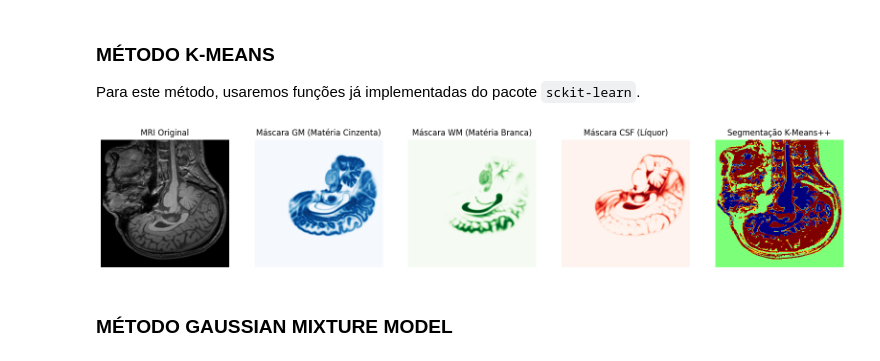
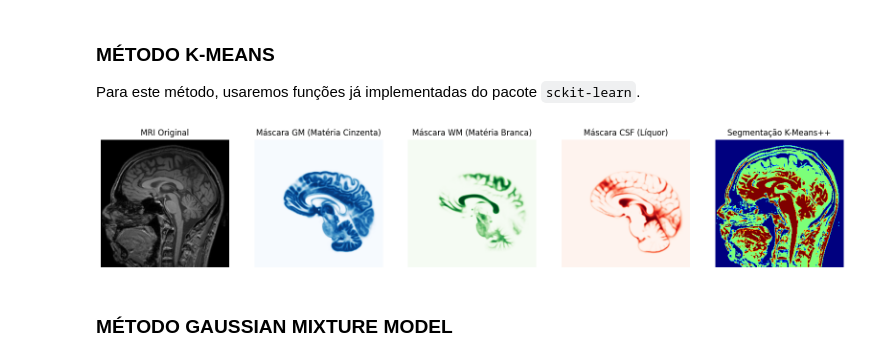
Before and after one commit to MBGustav/pdi3d-notes, a Jupyter notebook: Trabalho/Atividade-2.ipynb, the cells around one changed output. Cells and saved outputs as stored; diff of their text form; code cells hidden in the pictures.

```diff
--- a/Trabalho/Atividade-2.ipynb
+++ b/Trabalho/Atividade-2.ipynb
@@ -45,10 +156,6 @@ ClinicalImgPaths  = [
 ### MÉTODO K-MEANS
 Para este método, usaremos funções já implementadas do pacote `sckit-learn`.
 # %%
-import SimpleITK as sitk
-import numpy as np
-import matplotlib.pyplot as plt
-from sklearn.cluster import KMeans
 
 def reorient_image(image, reference):
     return sitk.Resample(image, reference, sitk.Transform(), sitk.sitkLinear, 0.0, image.GetPixelID())
@@ -68,75 +175,79 @@ def normalize_image(image_array: np.ndarray):
     return (image_array - mn) / (mx - mn)
 
 
-# Passo 1: Carregar a Imagem de MRI e as Máscaras
-image_path    = ClinicalImgPaths[1]
-mask_gm_path  = ATLAS_MNI_GM
-mask_wm_path  = ATLAS_MNI_WM
-mask_csf_path = ATLAS_MNI_CSF
+amostragem = 0.01
 
-# Ler imagens
-sitk_image = sitk.ReadImage(image_path)
-image_array = sitk.GetArrayFromImage(sitk_image)
+def kmeans_method(image_path, atlas_paths, sample_rate=0.01, n_clusters=3):
+    # Carregar a imagem de ressonância magnética
+    sitk_image = sitk.ReadImage(image_path)
+    image_array = sitk.GetArrayFromImage(sitk_image)
 
-mask_gm  = sitk.ReadImage(mask_gm_path)
-mask_wm  = sitk.ReadImage(mask_wm_path)
-mask_csf = sitk.ReadImage(mask_csf_path)
+    # Normalizar a imagem
+    image_array = normalize_image(image_array)
 
-#alteramos orientacao da imagem
-mask_gm  = reorient_image(mask_gm, sitk_image)
-mask_wm  = reorient_image(mask_wm, sitk_image)
-mask_csf = reorient_image(mask_csf, sitk_image)
+    # Carregar e reorientar as máscaras do atlas
+    masks = {key: reorient_image(sitk.ReadImage(path), sitk_image) for key, path in atlas_paths.items()}
 
-# obtemos o array da img normalizada
-mask_gm  = normalize_image(sitk.GetArrayFromImage(mask_gm))
-mask_wm  = normalize_image(sitk.GetArrayFromImage(mask_wm))
-mask_csf = normalize_image(sitk.GetArrayFromImage(mask_csf))
+    # Converter máscaras para arrays e normalizar
+    masks = {key: normalize_image(sitk.GetArrayFromImage(mask)) for key, mask in masks.items()}
 
+    # Redimensionar imagem para vetor (1D) para clustering
+    depth, height, width = image_array.shape
+    flat_image = image_array.reshape(-1, 1)
 
-# Passo 2: Aplicar K-Means++ para Segmentação
-depth, height, width = image_array.shape
-flat_image = image_array.reshape(-1, 1)
+    # Aplicar amostragem
+    num_samples = int(len(flat_image) * sample_rate)
+    sample_indices = np.random.choice(len(flat_image), num_samples, replace=False)
+    sample_data = flat_image[sample_indices]
 
-n_clusters = 3  # GM, WM, CSF
-kmeans = KMeans(n_clusters=n_clusters, init='k-means++', n_init=10, random_state=42)
-kmeans.fit(flat_image)
+    # Aplicar K-Means++
+    kmeans = KMeans(n_clusters=n_clusters, init='k-means++', n_init=10, random_state=42)
+    kmeans.fit(sample_data)
 
-# Obter rótulos e reconstruir a imagem segmentada
-segmented_labels = kmeans.labels_
-segmented_image = segmented_labels.reshape(depth, height, width)
+    # Obter rótulos para todos os pixels
+    segmented_labels = kmeans.predict(flat_image)
+    segmented_image = segmented_labels.reshape(depth, height, width)
 
-# Passo 3: Plotar as 3 Máscaras e a Segmentação
-slice_index = depth // 2  # Seleciona a fatia central
+    return sitk_image, image_array, masks, segmented_image
+
+# Definir caminhos dos arquivos
+image_path =ClinicalImgPaths[2]
+
+# Rodar K-Means++ com 1% de amostragem
+sitk_image, image_array, masks, segmented_image = kmeans_method(image_path, AtlasPaths, sample_rate=0.01)
+
+# Visualizar os resultados
+slice_index = image_array.shape[0] // 2  # Fatia central
 
 fig, axes = plt.subplots(1, 5, figsize=(20, 5))
 
 # Imagem Original
-axes[0].imshow(image_array[slice_index], cmap="gray")
+axes[0].imshow(image_array[slice_index], origin='lower',cmap="gray")
 axes[0].set_title("MRI Original")
 axes[0].axis("off")
 
 # Máscara GM
-axes[1].imshow(mask_gm[slice_index], cmap="Blues")
+axes[1].imshow(masks["GM"][slice_index], origin='lower',cmap="Blues")
 axes[1].set_title("Máscara GM (Matéria Cinzenta)")
 axes[1].axis("off")
 
 # Máscara WM
-axes[2].imshow(mask_wm[slice_index], cmap="Greens")
+axes[2].imshow(masks["WM"][slice_index], origin='lower',cmap="Greens")
 axes[2].set_title("Máscara WM (Matéria Branca)")
 axes[2].axis("off")
 
 # Máscara CSF
-axes[3].imshow(mask_csf[slice_index], cmap="Reds")
+axes[3].imshow(masks["CSF"][slice_index], origin='lower',cmap="Reds")
 axes[3].set_title("Máscara CSF (Líquor)")
 axes[3].axis("off")
 
 # Segmentação K-Means++
-axes[4].imshow(segmented_image[slice_index], cmap="jet")
+axes[4].imshow(segmented_image[slice_index], origin='lower',cmap="jet")
 axes[4].set_title("Segmentação K-Means++")
 axes[4].axis("off")
 
 plt.show()
 # %% [output]
-[figure, old version]
+[figure, new version]
 # %% [markdown]
 ### MÉTODO GAUSSIAN MIXTURE MODEL
```
Also changed, not shown: parts of 18 cells of this notebook.
